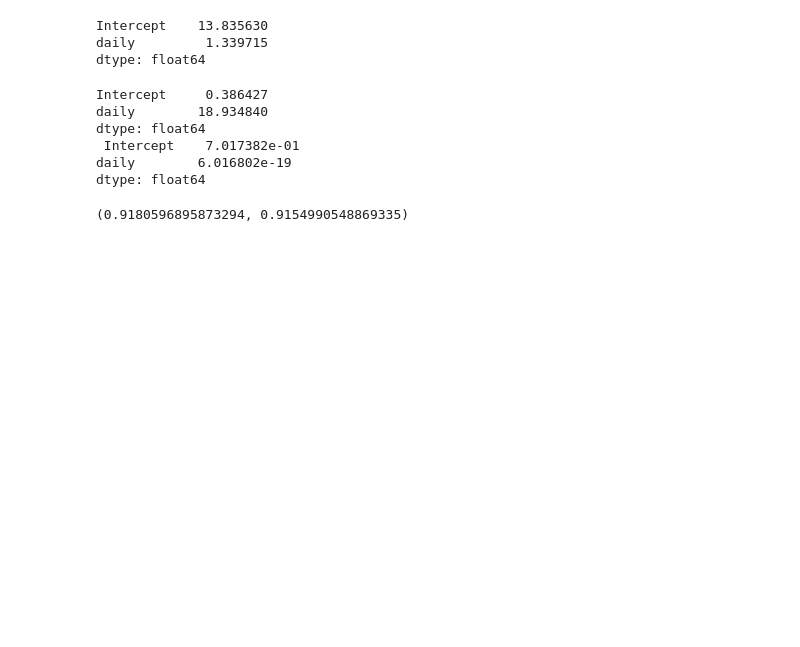
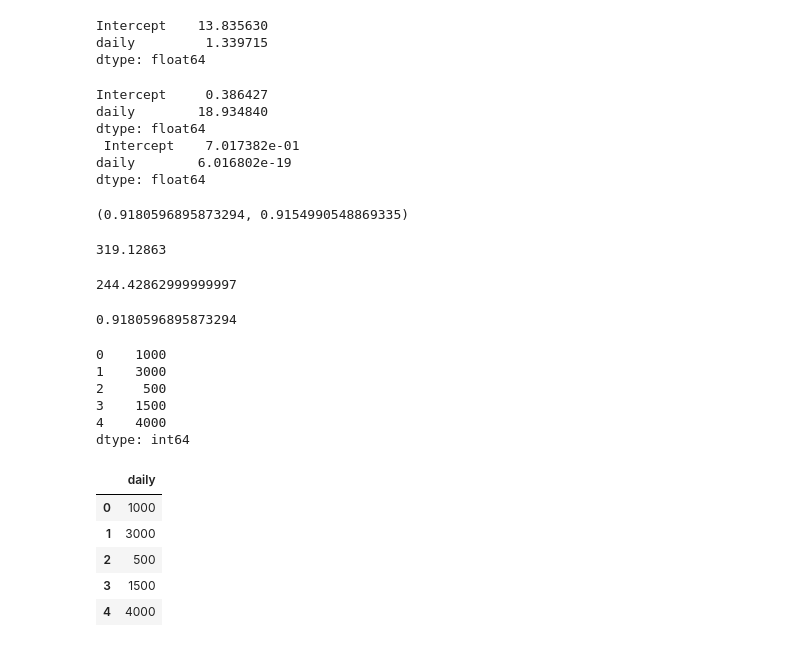
Before and after one commit to yashwanth0690/AD, a Jupyter notebook: day 17.ipynb, the cells around one changed output. Cells and saved outputs as stored; diff of their text form; code cells hidden in the pictures; blank space fills up the shorter version.

```diff
--- a/day 17.ipynb
+++ b/day 17.ipynb
@@ -106,0 +111,32 @@ dtype: float64
+# %%
+sunday+37.35
+# %% [output]
+319.12863
+# %%
+sunday-37.35
+# %% [output]
+244.42862999999997
+# %%
+model.rsquared
+# %% [output]
+0.9180596895873294
+# %%
+ newdata=pd.Series([1000,3000,500,1500,4000])
+newdata
+# %% [output]
+0    1000
+1    3000
+2     500
+3    1500
+4    4000
+dtype: int64
+# %%
+data_pred=pd.DataFrame(newdata,columns=['daily'])
+data_pred
+# %% [output]
+|  | daily |
+| 0 | 1000 |
+| 1 | 3000 |
+| 2 | 500 |
+| 3 | 1500 |
+| 4 | 4000 |
```
Also changed, not shown: parts of 14 cells of this notebook.
